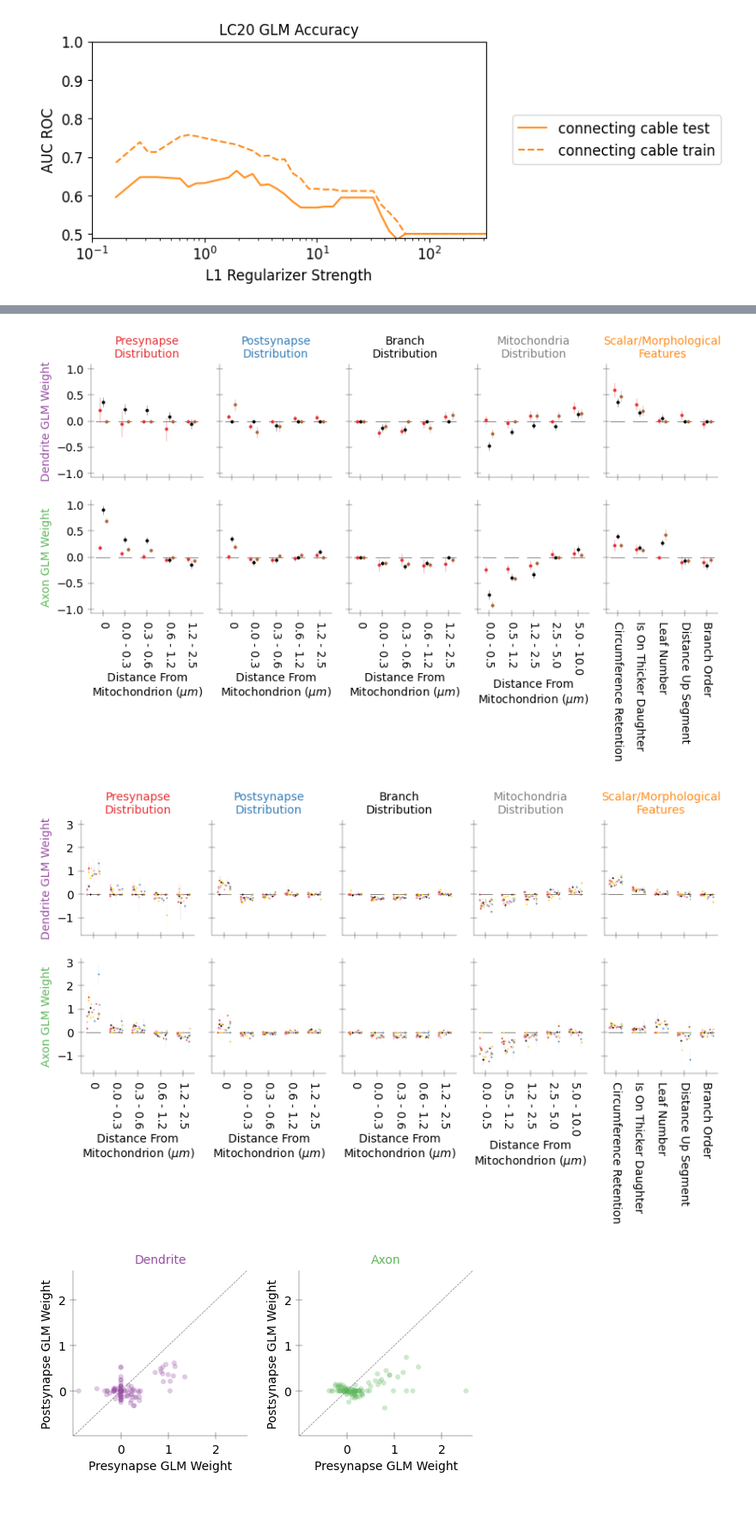
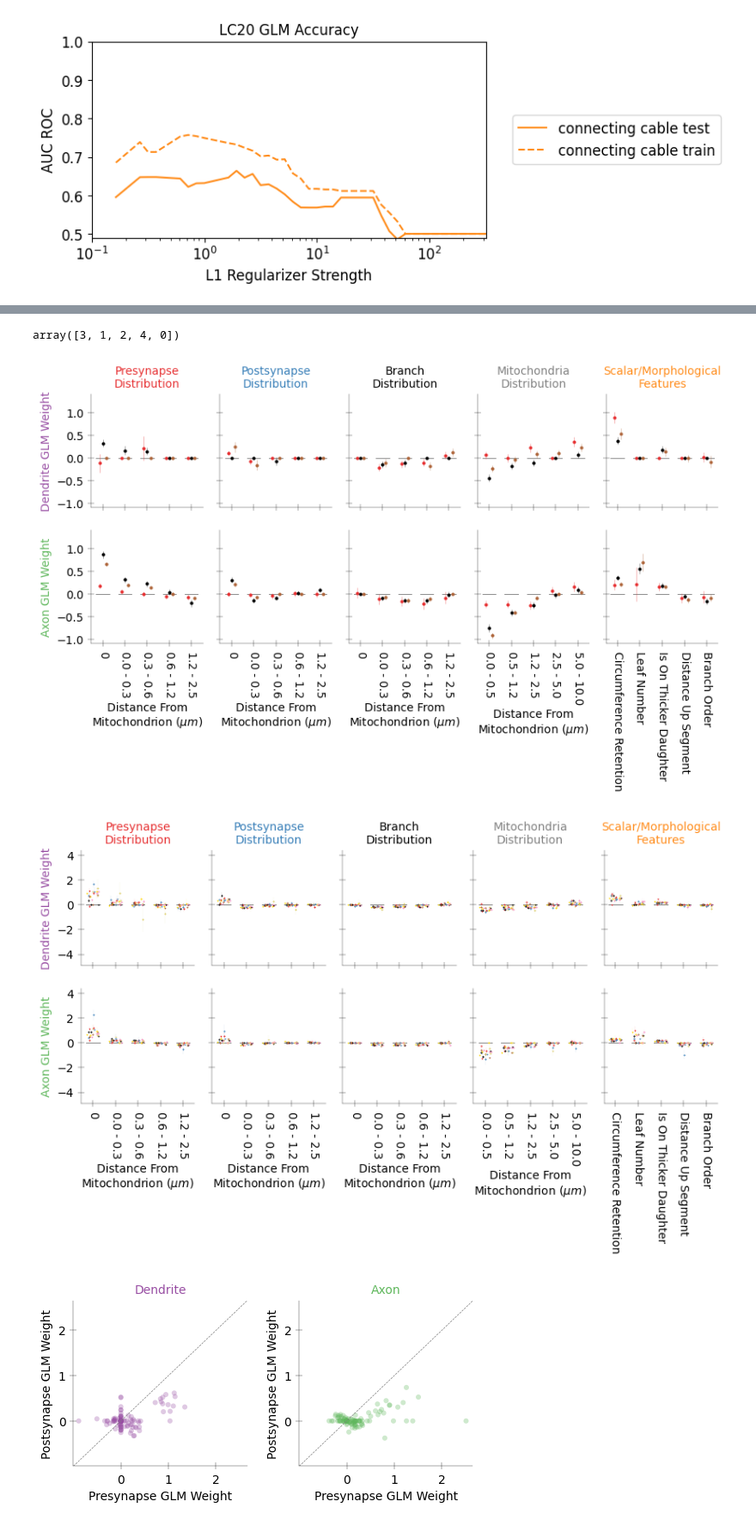
Before and after one commit to ClarkLabCode/MitochondrialMorphologyPosition, a Jupyter notebook: positioning rules - LC neurons.ipynb, the cells around one changed output, grey strips where cells are left out. Shown: that part at 86% size. Saved outputs shown, nothing was run; the diff lists cells and outputs as text; code cells hidden in the pictures.

```diff
--- a/positioning rules - LC neurons.ipynb
+++ b/positioning rules - LC neurons.ipynb
@@ -33,5 +33,5 @@ token_id = "eyJhbGciOiJIUzI1NiIsInR5cCI6IkpXVCJ9.eyJlbWFpbCI6ImdhcnJldHQuc2FnZXJ
 np.set_printoptions(precision=5, suppress=True)  # suppress scientific float notation
-home_dir = '/Users/gs697/Research/mitochondriaMorphologyPosition'
+home_dir = '/Users/gs697/Research/MitochondrialMorphologyPosition'
 #c = Client('neuprint.janelia.org', dataset='hemibrain:v1.2.1', token=token_id)
 neuron_quality = pd.read_csv(home_dir + '/saved_data/neuron_quality.csv')
 neuron_quality_np = neuron_quality.to_numpy()
@@ -62,23 +62,3 @@ def format_axes(ax, fontsize):
     for spine in ['top', 'right']:
         ax.spines[spine].set_visible(False)
     return ax
-# %%
-for i_arbor, arbor in enumerate(['dendrite', 'axon']):
-    print(arbor.title())
-    for neuron_type in analyze_neurons:
-        L, n_syns = 0, 0
-        for i_neuron in np.where(neuron_type == neuron_quality_np[:,1])[0]:
-            bodyId = neuron_quality_np[i_neuron,0]
-            skel_file = home_dir + f'/saved_clean_skeletons/s_pandas_{bodyId}_{neuron_type}_200nm.csv'
-            synapse_file = home_dir + f'/saved_synapse_df/{neuron_type}_{bodyId}_synapse_df.csv'
-            if neuron_quality.iloc[i_neuron][f'has_{arbor}'] and isfile(skel_file) and isfile(synapse_file):
-                s_pandas = pd.read_csv(skel_file)
-                s_np = s_pandas.to_numpy()
-                bool_nodes = np.all([s_pandas['node_classes'].to_numpy() == node_class_dict[arbor], s_np[:,5] > 0],axis=0)
-                L += np.sum(s_np[bool_nodes,6]) * 8/1000
-
-                synapse_df = pd.read_csv(synapse_file)
-                bool_synapses = synapse_df['class'].to_numpy() == node_class_dict[arbor]
-                n_syns += np.sum(bool_synapses)
-        print(np.round(n_syns / L,decimals=2), end = ', ')
-    print()
@@ -450,9 +375,13 @@ plt.show()
+# %%
+sorted_scalar_idxs
+# %% [output]
+array([3, 1, 2, 4, 0])
 # %%
 ncols = len(dist_bins) + 1
 scalar_labels = ['Branch Order', 'Leaf Number', 'Is On Thicker Daughter', 'Circumference Retention', 'Distance Up Segment', 'Number of Presynapses On', 'Number of Postsynapses On', 'Number of Branches In']
 ys = np.array([ arbor_type_coefs_confs_CovMatrix[ii][2][1:][final_idx[-1]:] for ii in range(len(arbor_type_coefs_confs_CovMatrix)) ])
 sorted_scalar_idxs = np.flip(np.argsort( np.sum( np.abs(ys), axis=0) ))
-sorted_scalar_idxs = sorted_scalar_idxs[ ~np.isin(sorted_scalar_idxs, [5,6,7]) ]
+#sorted_scalar_idxs = sorted_scalar_idxs[ ~np.isin(sorted_scalar_idxs, [5,6,7]) ]
 
 for analyze_all in [False, True]:
     analyze_types = config.analyze_neurons if analyze_all else config.vis_neurons
@@ -540,35 +469,35 @@ for analyze_all in [False, True]:
                     if i_axes < 3: xlabels = ['0']
                     for i_x in range(len(dist_bins[i_axes])-1):
                         xlabels.append( f'{dist_bins[i_axes][i_x]} - {dist_bins[i_axes][i_x+1]}' )
 
                 axes[i_arbor, i_axes].set_xticks( np.arange(n_xticks) )
                 #axes[i_arbor, i_axes].set_xlim([-0.5, n_xticks-0.5])
                 axes[i_arbor, i_axes].set_xticklabels( xlabels, fontsize=fontsize , rotation = 270)
                 axes[1, i_axes].set_xlabel(f'Distance From\nMitochondrion ({units})', fontsize=fontsize)
             if i_axes > 0:
                 axes[i_arbor, i_axes].set_yticklabels([])
 
             if i_axes == 0:
                 axes[0,i_axes].set_title('Presynapse\nDistribution', fontsize=fontsize, color = config.synapse_colors['pre'])
             elif i_axes == 1:
                 axes[0,i_axes].set_title('Postsynapse\nDistribution', fontsize=fontsize, color = config.synapse_colors['post'])
             elif i_axes == 2:
                 axes[0,i_axes].set_title('Branch\nDistribution', fontsize=fontsize)
             elif i_axes == 3:
                 axes[0,i_axes].set_title('Mitochondria\nDistribution', fontsize=fontsize, color = 'grey')
             else:
                 axes[0,i_axes].set_title('Scalar/Morphological\nFeatures', fontsize=fontsize, color = config.section_colors['connecting cable'])
                 axes[i_arbor, i_axes].set_xticks( np.arange(len(sorted_scalar_idxs)) )
                 axes[i_arbor, i_axes].set_xlim([-0.5, len(sorted_scalar_idxs)-0.5])
                 labels = np.array(scalar_labels)[sorted_scalar_idxs] if i_arbor == 1 else []
                 axes[i_arbor, i_axes].set_xticklabels( labels = labels, rotation = 270, fontsize=fontsize)
     fig.subplots_adjust(hspace=0.2, wspace=0.15)
     file_name = 'all.svg' if analyze_all else 'vis.svg'
     plt.savefig(home_dir + '/saved_figures/position_GLM/GLM_Coefficients_' + file_name, transparent=True, bbox_inches='tight')
     plt.show()
 # %% [output]
-[figure, old version]
+[figure, new version]
-[figure, old version]
+[figure, new version]
 # %%
 fig, axes = plt.subplots(figsize=(6,2.5), ncols=2)
 fontsize=10
```
Also changed, not shown: parts of 5 cells of this notebook, 10 other files.
